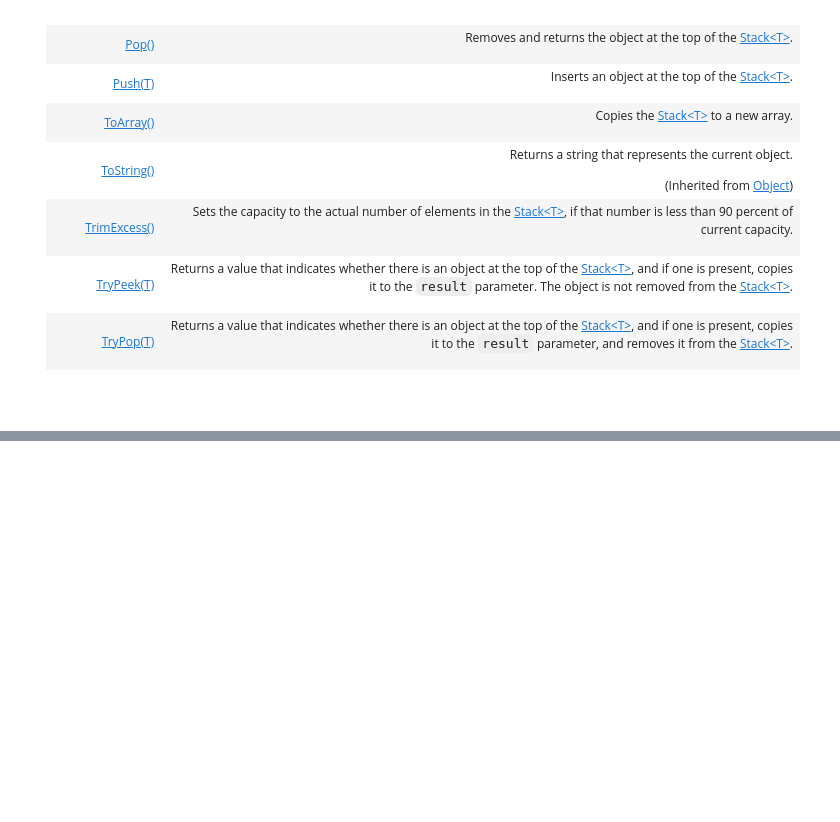
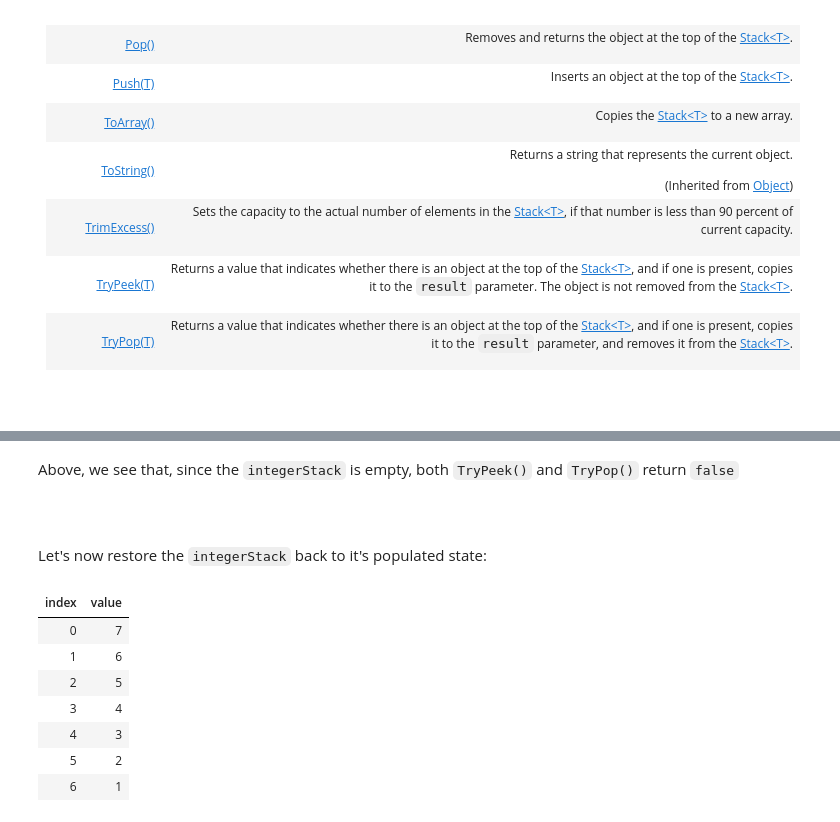
Before and after one commit to HarryJamesGreenblatt/Notes-On-C-Sharp, a Jupyter notebook: 16. Linear Data Structures/Built-In Classes/The Stack Class.ipynb, the cells around one changed output, grey strips where cells are left out. Drawn from its saved outputs; the diff is of its cells as text; code cells hidden in the pictures; blank space fills up the shorter version.

```diff
--- a/16. Linear Data Structures/Built-In Classes/The Stack Class.ipynb
+++ b/16. Linear Data Structures/Built-In Classes/The Stack Class.ipynb
@@ -254,0 +374,6 @@ As elements are added to a `Stack<T>`, the capacity is automatically increased a
+# %% [markdown]
+Above, we see that, since the `integerStack` is empty, both `TryPeek()` and `TryPop()` return `false`
+# %% [markdown]
+<br>
+# %% [markdown]
+Let's now restore the `integerStack` back to it's populated state:
@@ -254,0 +385,11 @@ As elements are added to a `Stack<T>`, the capacity is automatically increased a
+# %%
+integerStack
+# %% [output]
+| index | value |
+| 0 | 7 |
+| 1 | 6 |
+| 2 | 5 |
+| 3 | 4 |
+| 4 | 3 |
+| 5 | 2 |
+| 6 | 1 |
```
Also changed, not shown: parts of 41 cells of this notebook.
